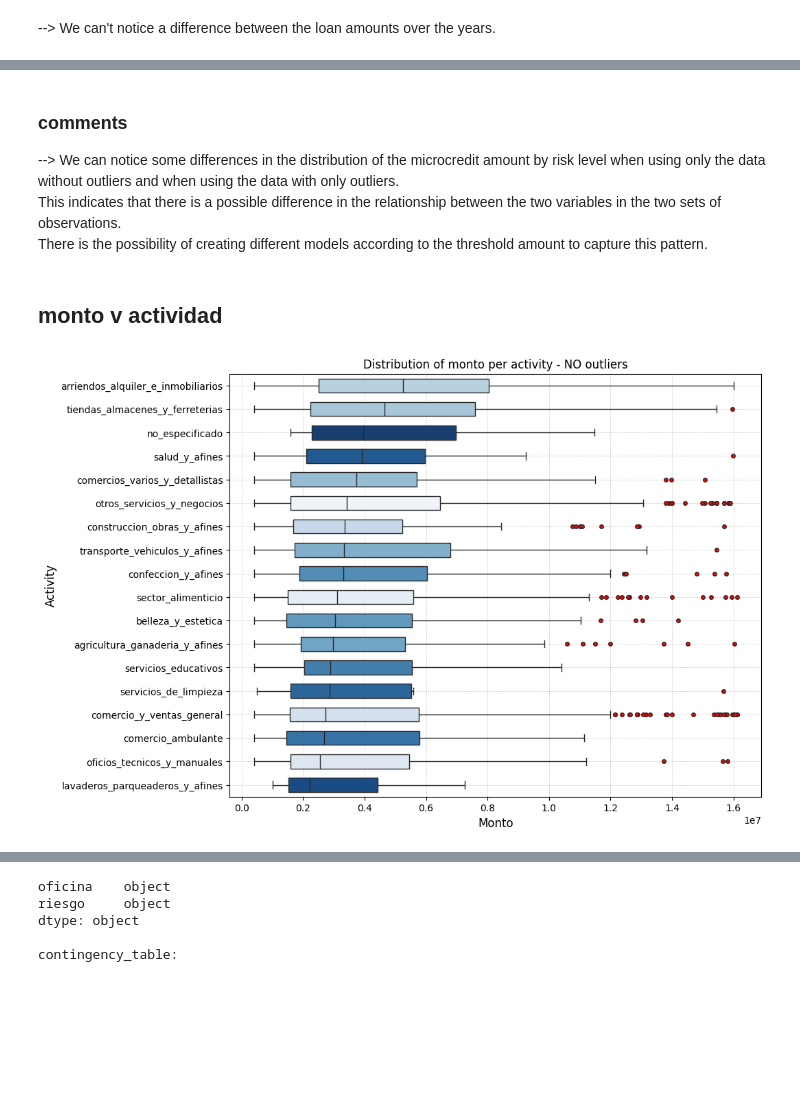
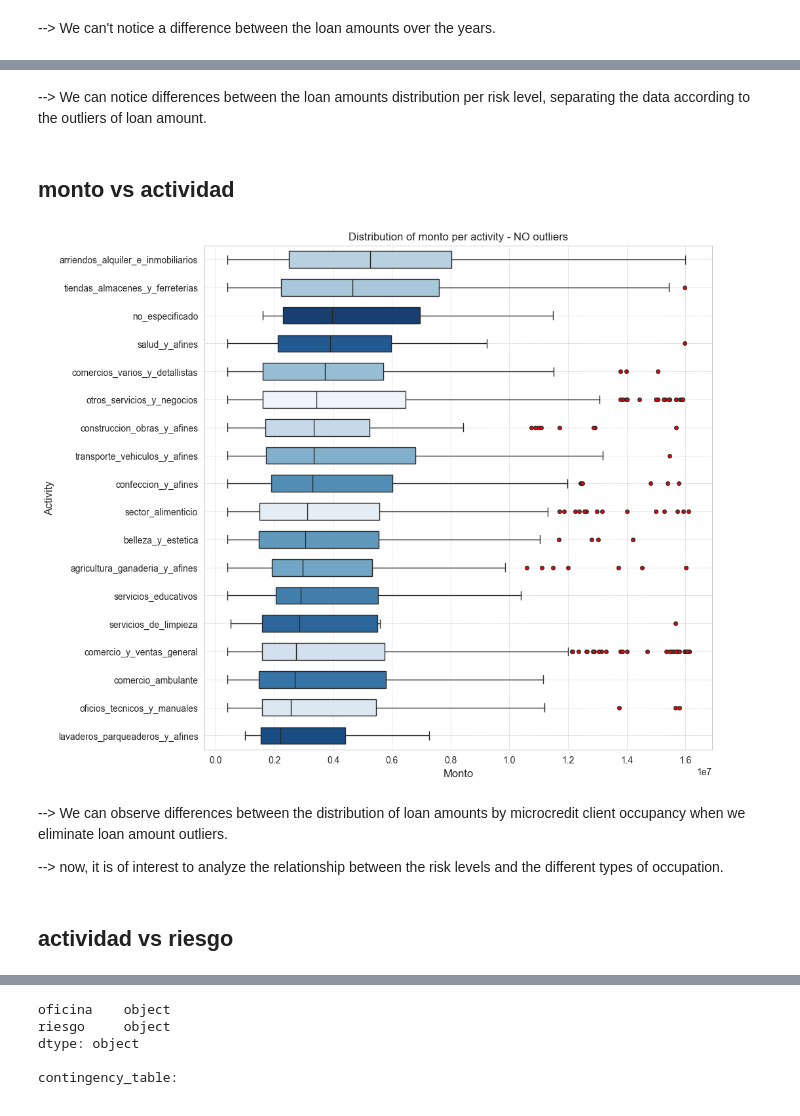
Before and after one commit to MateoSilvaLasso/Analitica_1, a Jupyter notebook: otros_archivos/taller_3_team6.ipynb, the cells around one changed output, grey strips where cells are left out. Saved outputs shown, nothing was run; the diff lists cells and outputs as text; code cells hidden in the pictures; blank space fills up the shorter version.

```diff
--- a/otros_archivos/taller_3_team6.ipynb
+++ b/otros_archivos/taller_3_team6.ipynb
@@ -224,37 +231,39 @@ plt.show()
-# %% [markdown]
-### comments
-
---> We can notice some differences in the distribution of the microcredit amount by risk level when using only the data without outliers and when using the data with only outliers.
-This indicates that there is a possible difference in the relationship between the two variables in the two sets of observations.
-There is the possibility of creating different models according to the threshold amount to capture this pattern.
+# %% [markdown]
+--> We can notice differences between the loan amounts distribution per risk level, separating the data according to the outliers of loan amount.
 # %% [markdown]
-## monto v actividad
+## monto vs actividad
 # %%
 # Boxplot - monto per activity WITHOUT OUTLIERS
 
 temp = df[df["monto"] < upper_limit]
 
 order = (
     temp.groupby("actividad_v2")["monto"].median().sort_values(ascending=False).index
 )
 
-plt.figure(figsize=(10, 8))
+plt.figure(figsize=(10, 10))
 sns.boxplot(
     x=temp["monto"],
     y=temp["actividad_v2"],
     order=order,
     palette="Blues",
     linewidth=1,
     width=0.6,
     hue=temp["actividad_v2"],
     flierprops=dict(marker="o", markerfacecolor="red", markersize=4),
 )
 
 plt.title("Distribution of monto per activity - NO outliers", fontsize=12)
 plt.xlabel("Monto", fontsize=12)
 plt.ylabel("Activity", fontsize=12)
 plt.grid(color="gray", linestyle="--", linewidth=0.4, alpha=0.5)
 
 plt.show()
 # %% [output]
-[figure, old version]
+[figure, new version]
+# %% [markdown]
+--> We can observe differences between the distribution of loan amounts by microcredit client occupancy when we eliminate loan amount outliers.
+
+--> now, it is of interest to analyze the relationship between the risk levels and the different types of occupation.
+# %% [markdown]
+## actividad vs riesgo
```
Also changed, not shown: parts of 63 cells of this notebook.
